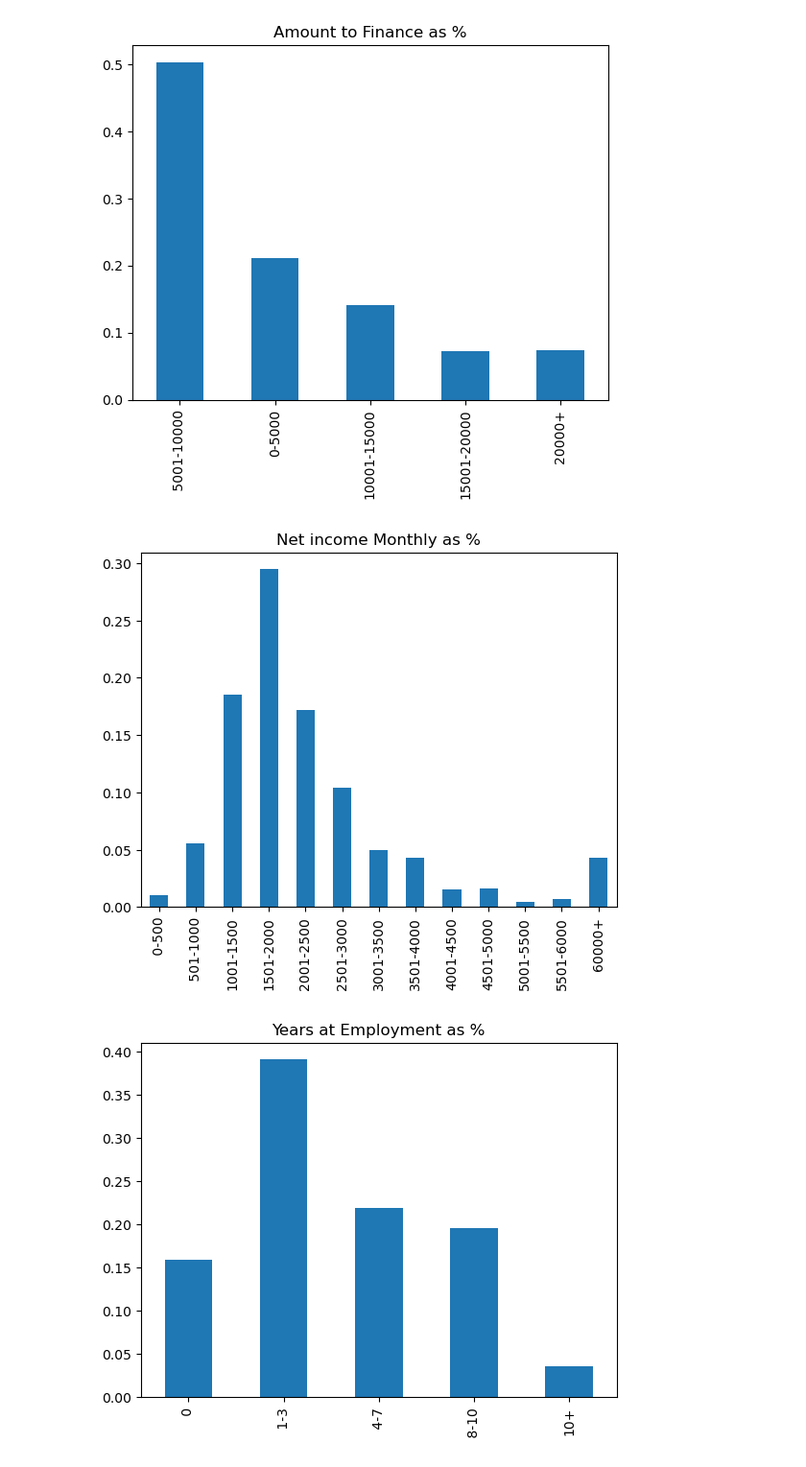
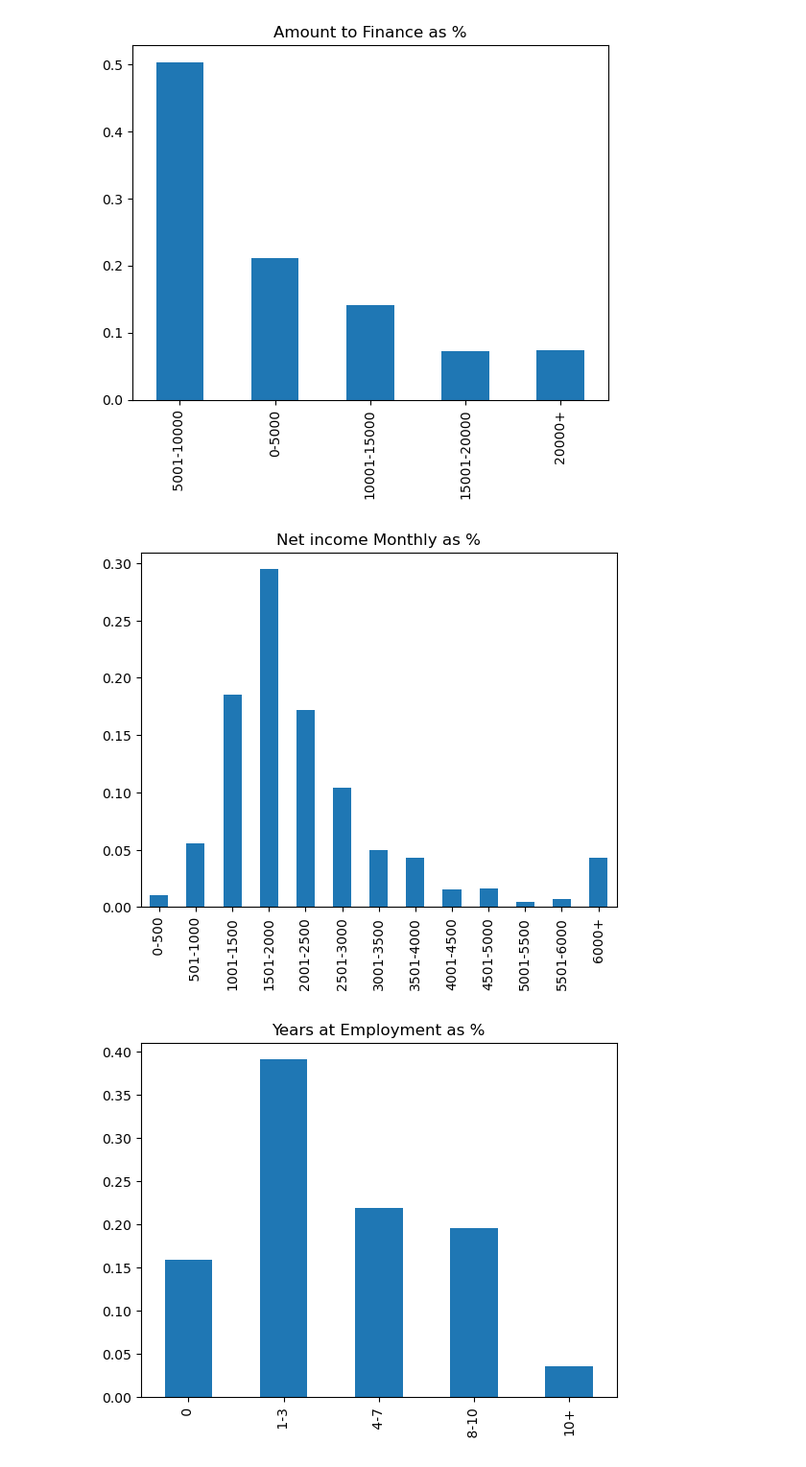
Before and after one commit to Colin-H-CF247/affiliate_supression_temp, a Jupyter notebook: development/affiliate_supression_V2/Colin/EDA.ipynb, the cells around one changed output. Shown: that part at 96% size. Drawn from its saved outputs; the diff is of its cells as text; code cells hidden in the pictures.

```diff
--- a/development/affiliate_supression_V2/Colin/EDA.ipynb
+++ b/development/affiliate_supression_V2/Colin/EDA.ipynb
@@ -114,31 +118,31 @@ affiliate_leads["amount_to_finance_buckets"] = affiliate_leads["amounttofinance"
 # %%
 from numpy import float64
 
 income_ranges = {
     500: " 0-500",
     1000: " 501-1000",
     1500: "1001-1500",
     2000: "1501-2000",
     2500: "2001-2500",
     3000: "2501-3000",
     3500: "3001-3500",
     4000: "3501-4000",
     4500: "4001-4500",
     5000: "4501-5000",
     5500: "5001-5500",
     6000: "5501-6000",}
 
 def map_income_buckets(amount):
     for limit, bucket in income_ranges.items():
         if float64(amount) <= limit:
             return bucket
-    return "60000+"
+    return "6000+"
 
 #visualize income buckets
 affiliate_leads["netmonthlyincome"].map(map_income_buckets).value_counts(normalize=True).sort_index().plot(kind='bar', title="Net income Monthly as %")
 affiliate_leads["net_monthly_income_buckets"] = affiliate_leads["netmonthlyincome"].map(map_income_buckets)
 # %% [output]
-[figure, old version]
+[figure, new version]
 # %%
 from numpy import float64
 
```
Also changed, not shown: parts of 25 cells of this notebook.
